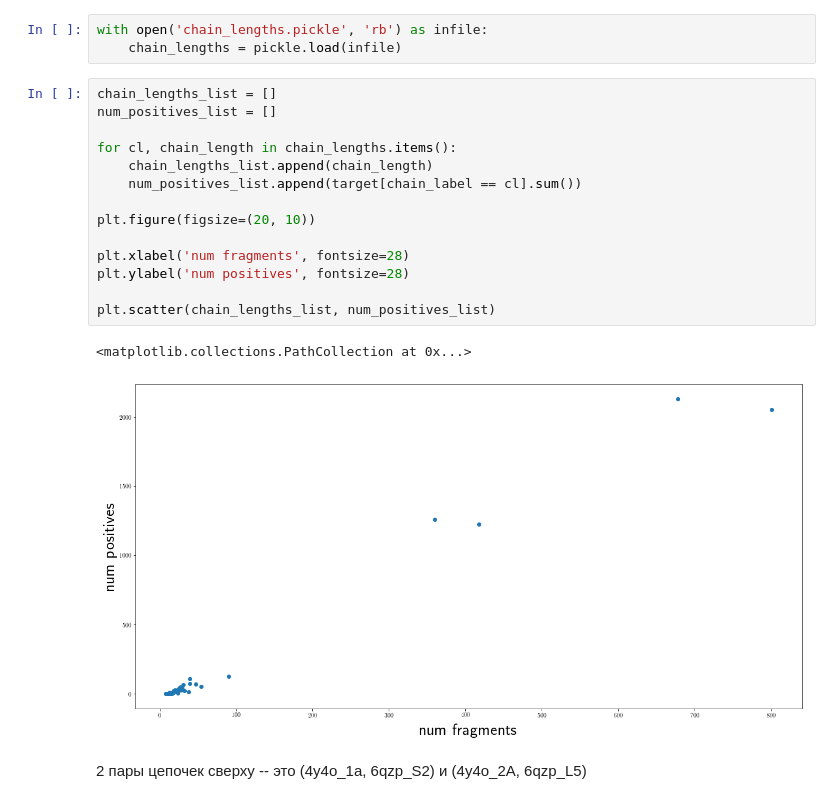
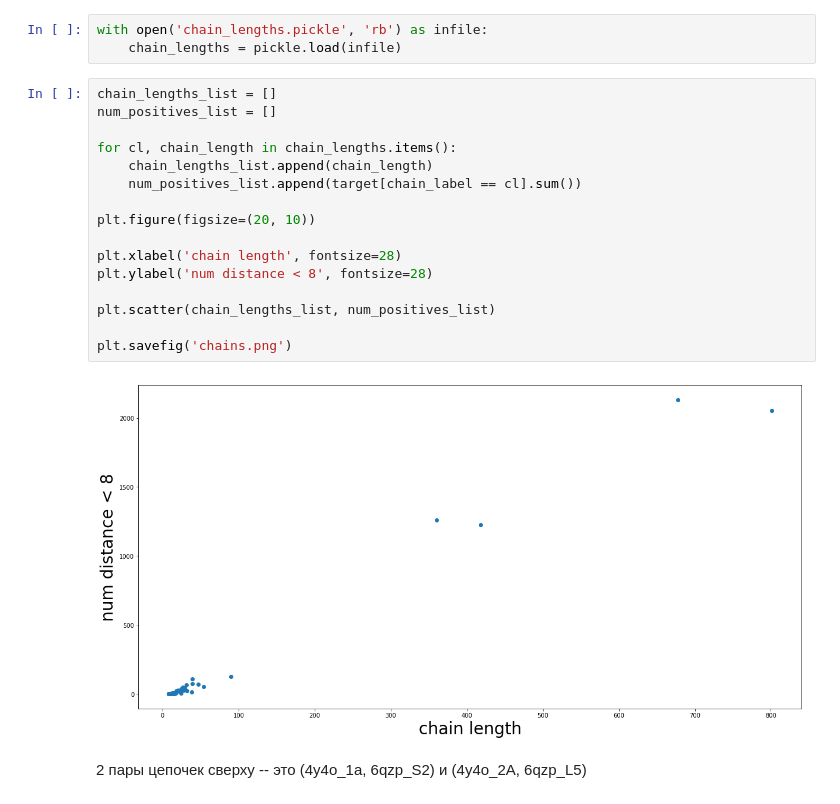
Before and after one commit to kokokostation/f723, a Jupyter notebook: fragment_level/notebooks/examine_dataset.ipynb, the cells around one changed output. Drawn from its saved outputs; the diff is of its cells as text.

Commit message:
fragment level

```diff
--- a/fragment_level/notebooks/examine_dataset.ipynb
+++ b/fragment_level/notebooks/examine_dataset.ipynb
@@ -75,20 +74,21 @@ with open('chain_lengths.pickle', 'rb') as infile:
 # %%
 chain_lengths_list = []
 num_positives_list = []
 
 for cl, chain_length in chain_lengths.items():
     chain_lengths_list.append(chain_length)
     num_positives_list.append(target[chain_label == cl].sum())
 
 plt.figure(figsize=(20, 10))
 
-plt.xlabel('num fragments', fontsize=28)
-plt.ylabel('num positives', fontsize=28)
+plt.xlabel('chain length', fontsize=28)
+plt.ylabel('num distance < 8', fontsize=28)
 
 plt.scatter(chain_lengths_list, num_positives_list)
+
+plt.savefig('chains.png')
 # %% [output]
-<matplotlib.collections.PathCollection at 0x...>
-[figure, old version]
+[figure, new version]
 # %% [markdown]
 2 пары цепочек сверху -- это (4y4o_1a, 6qzp_S2) и (4y4o_2A, 6qzp_L5)
 # %% [markdown]
```
Also changed, not shown: parts of 1 cell of this notebook, 6 other files.
